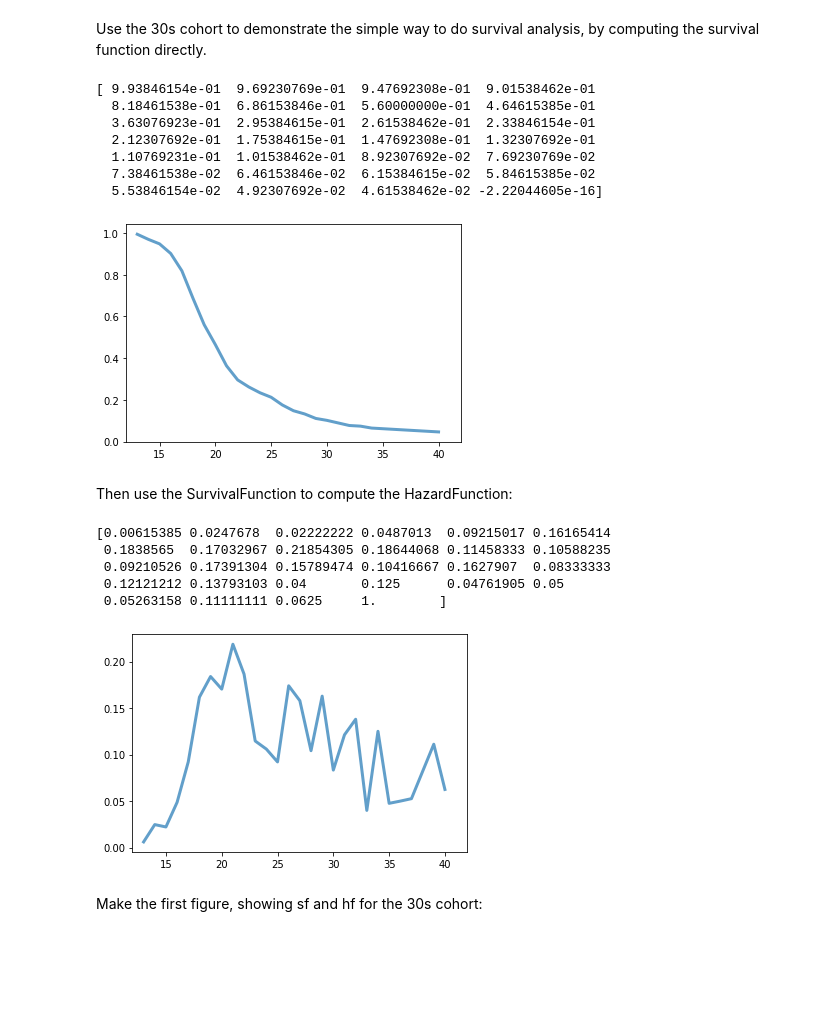
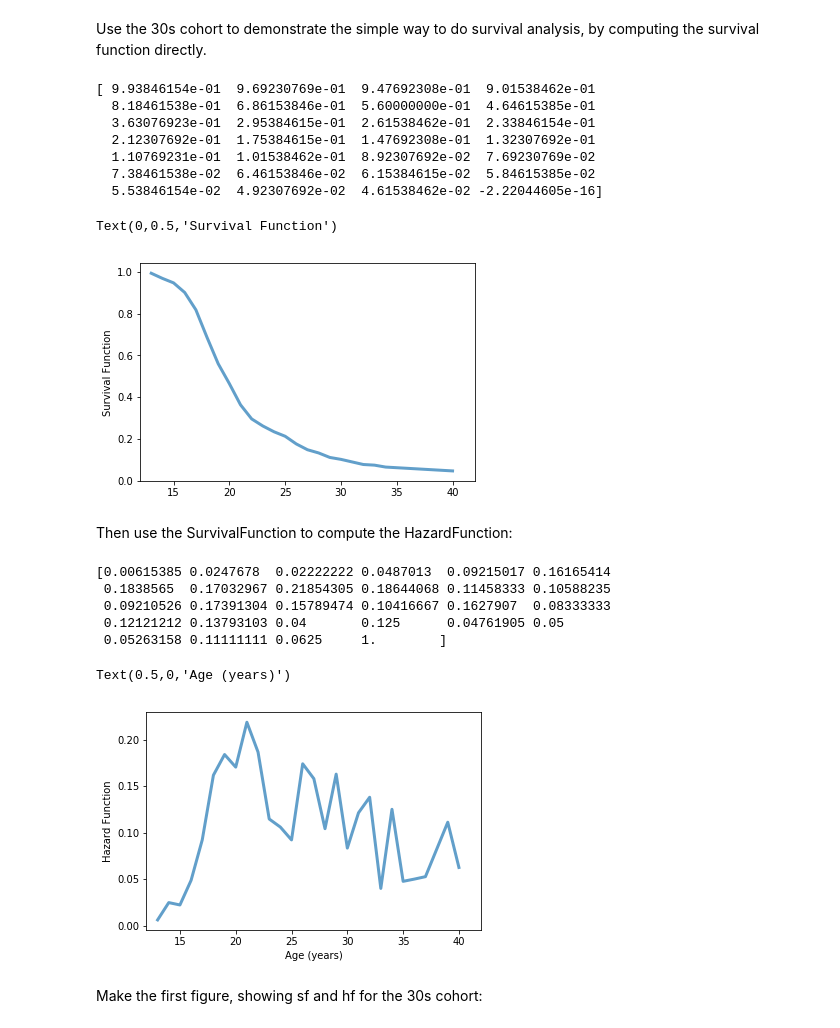
Before and after one commit to AllenDowney/MarriageNSFG, a Jupyter notebook: marriage.ipynb, the cells around one changed output. Saved outputs shown, nothing was run; the diff lists cells and outputs as text; code cells hidden in the pictures; blank space fills up the shorter version.

```diff
--- a/marriage.ipynb
+++ b/marriage.ipynb
@@ -212,6 +212,7 @@ ts, ss = sf.Render()
 print(ss)
 thinkplot.Plot(ts, ss)
 thinkplot.Config(xlim=[12, 42])
+plt.ylabel('Survival Function')
 # %% [output]
 [ 9.93846154e-01  9.69230769e-01  9.47692308e-01  9.01538462e-01
   8.18461538e-01  6.86153846e-01  5.60000000e-01  4.64615385e-01
@@ -220,22 +221,26 @@ thinkplot.Config(xlim=[12, 42])
   1.10769231e-01  1.01538462e-01  8.92307692e-02  7.69230769e-02
   7.38461538e-02  6.46153846e-02  6.15384615e-02  5.84615385e-02
   5.53846154e-02  4.92307692e-02  4.61538462e-02 -2.22044605e-16]
+Text(0,0.5,'Survival Function')
-[figure, old version]
+[figure, new version]
 # %% [markdown]
 Then use the SurvivalFunction to compute the HazardFunction:
 # %%
 hf = sf.MakeHazardFunction()
 ts, lams = hf.Render()
 print(lams)
 thinkplot.Plot(ts, lams)
 thinkplot.Config(xlim=[12, 42])
+plt.ylabel('Hazard Function')
+plt.xlabel('Age (years)')
 # %% [output]
 [0.00615385 0.0247678  0.02222222 0.0487013  0.09215017 0.16165414
  0.1838565  0.17032967 0.21854305 0.18644068 0.11458333 0.10588235
  0.09210526 0.17391304 0.15789474 0.10416667 0.1627907  0.08333333
  0.12121212 0.13793103 0.04       0.125      0.04761905 0.05
  0.05263158 0.11111111 0.0625     1.        ]
+Text(0.5,0,'Age (years)')
-[figure, old version]
+[figure, new version]
 # %% [markdown]
 Make the first figure, showing sf and hf for the 30s cohort:
 # %%
```
Also changed, not shown: parts of 23 cells of this notebook, 2 other files.
